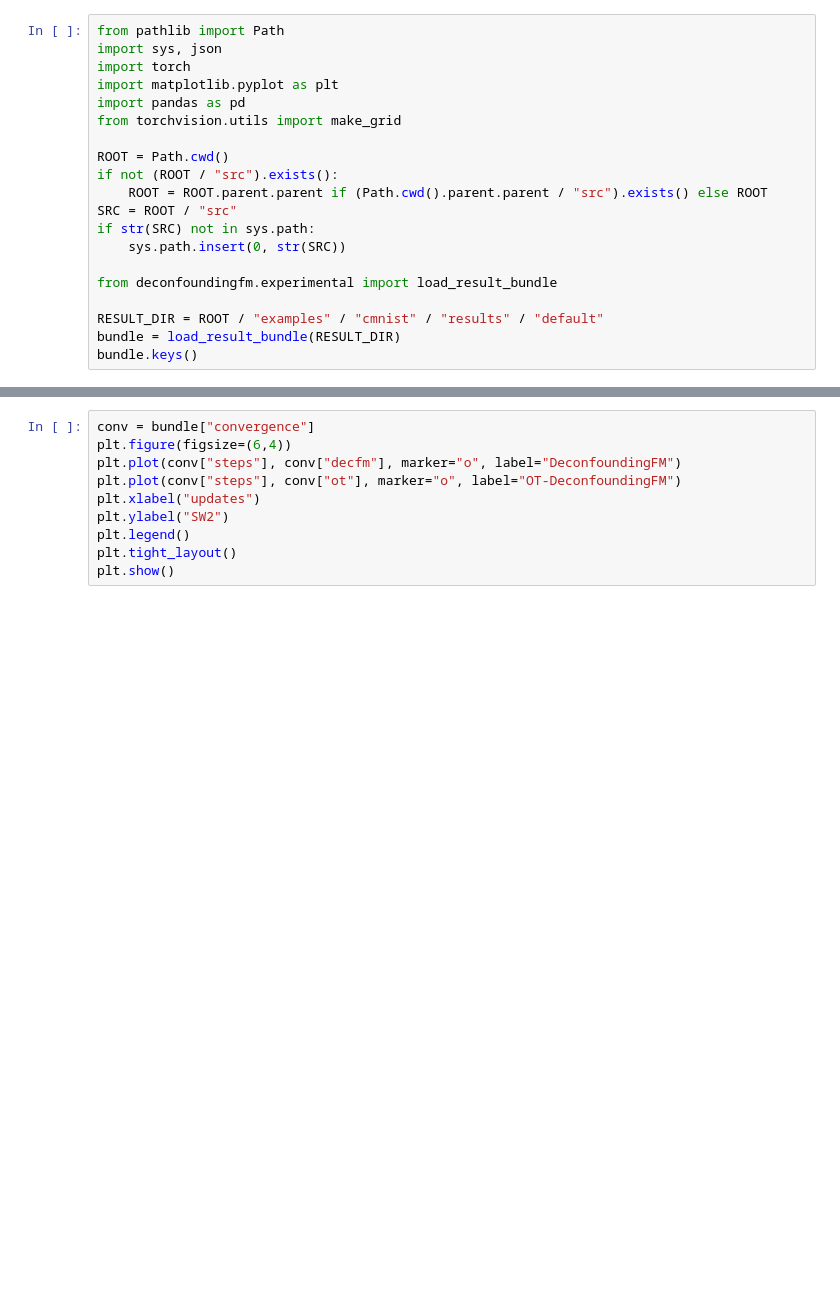
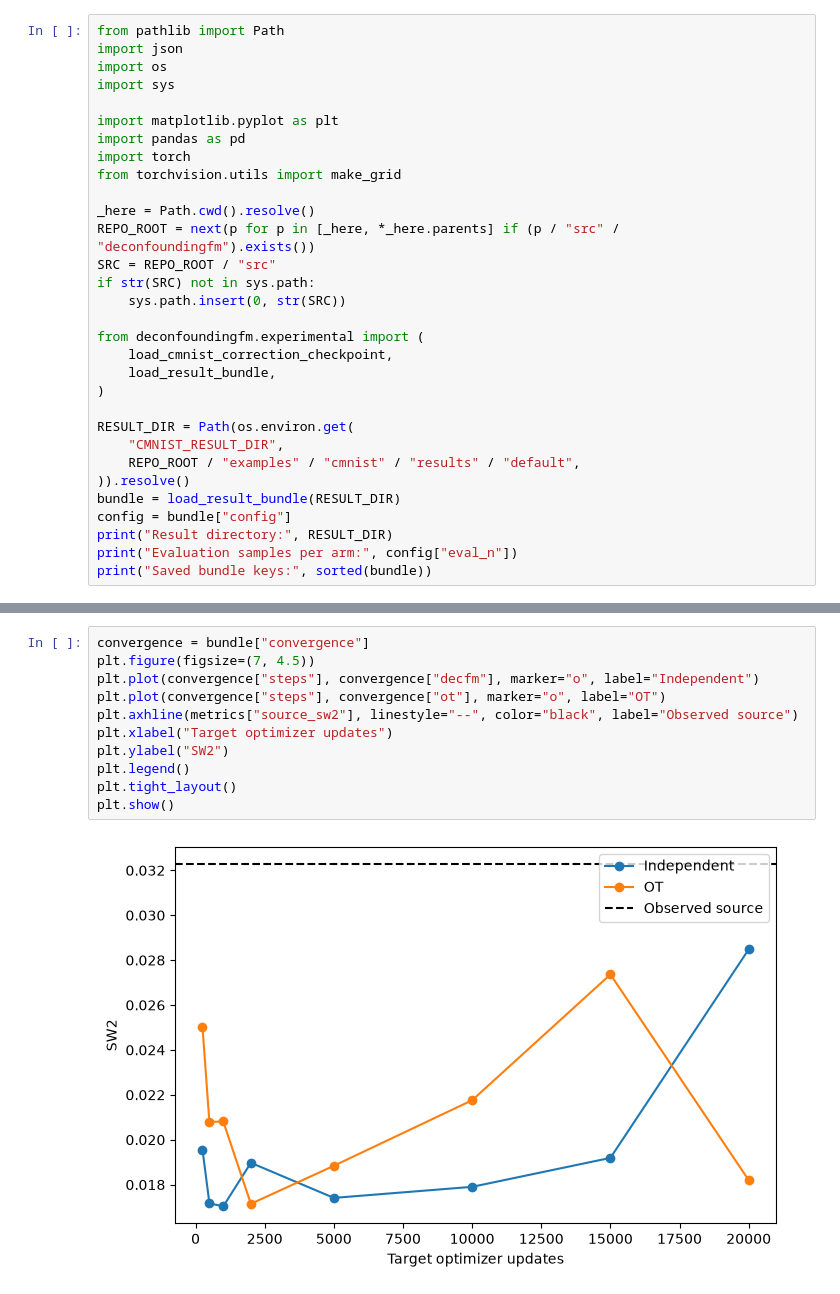
Before and after one commit to HWDance/DeconfoundingFlowMatching, a Jupyter notebook: examples/cmnist/demo.ipynb, the cells around one changed output, grey strips where cells are left out. Cells and saved outputs as stored; diff of their text form; blank space fills up the shorter version.

```diff
--- a/examples/cmnist/demo.ipynb
+++ b/examples/cmnist/demo.ipynb
@@ -11,20 +5,31 @@ python examples/cmnist/run.py --device cuda --output examples/cmnist/results/def
 # %%
 from pathlib import Path
-import sys, json
-import torch
+import json
+import os
+import sys
+
 import matplotlib.pyplot as plt
 import pandas as pd
+import torch
 from torchvision.utils import make_grid
 
-ROOT = Path.cwd()
-if not (ROOT / "src").exists():
-    ROOT = ROOT.parent.parent if (Path.cwd().parent.parent / "src").exists() else ROOT
-SRC = ROOT / "src"
+_here = Path.cwd().resolve()
+REPO_ROOT = next(p for p in [_here, *_here.parents] if (p / "src" / "deconfoundingfm").exists())
+SRC = REPO_ROOT / "src"
 if str(SRC) not in sys.path:
     sys.path.insert(0, str(SRC))
 
-from deconfoundingfm.experimental import load_result_bundle
+from deconfoundingfm.experimental import (
+    load_cmnist_correction_checkpoint,
+    load_result_bundle,
+)
 
-RESULT_DIR = ROOT / "examples" / "cmnist" / "results" / "default"
+RESULT_DIR = Path(os.environ.get(
+    "CMNIST_RESULT_DIR",
+    REPO_ROOT / "examples" / "cmnist" / "results" / "default",
+)).resolve()
 bundle = load_result_bundle(RESULT_DIR)
-bundle.keys()
+config = bundle["config"]
+print("Result directory:", RESULT_DIR)
+print("Evaluation samples per arm:", config["eval_n"])
+print("Saved bundle keys:", sorted(bundle))
@@ -66,10 +98,13 @@ plt.show()
 # %%
-conv = bundle["convergence"]
-plt.figure(figsize=(6,4))
-plt.plot(conv["steps"], conv["decfm"], marker="o", label="DeconfoundingFM")
-plt.plot(conv["steps"], conv["ot"], marker="o", label="OT-DeconfoundingFM")
-plt.xlabel("updates")
+convergence = bundle["convergence"]
+plt.figure(figsize=(7, 4.5))
+plt.plot(convergence["steps"], convergence["decfm"], marker="o", label="Independent")
+plt.plot(convergence["steps"], convergence["ot"], marker="o", label="OT")
+plt.axhline(metrics["source_sw2"], linestyle="--", color="black", label="Observed source")
+plt.xlabel("Target optimizer updates")
 plt.ylabel("SW2")
 plt.legend()
 plt.tight_layout()
 plt.show()
+# %% [output]
+[figure, added]
```
Also changed, not shown: parts of 30 cells of this notebook, 41 other files.
